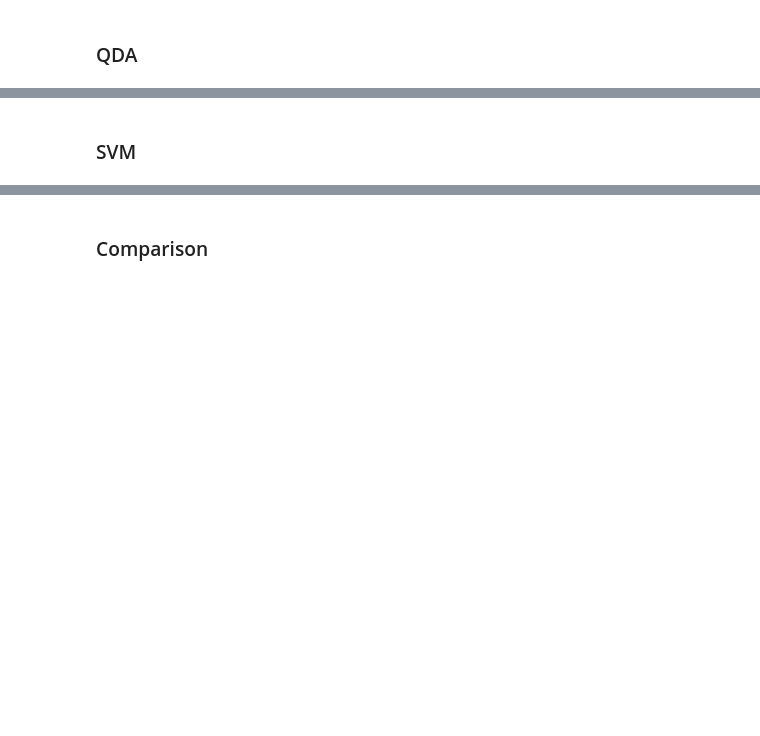
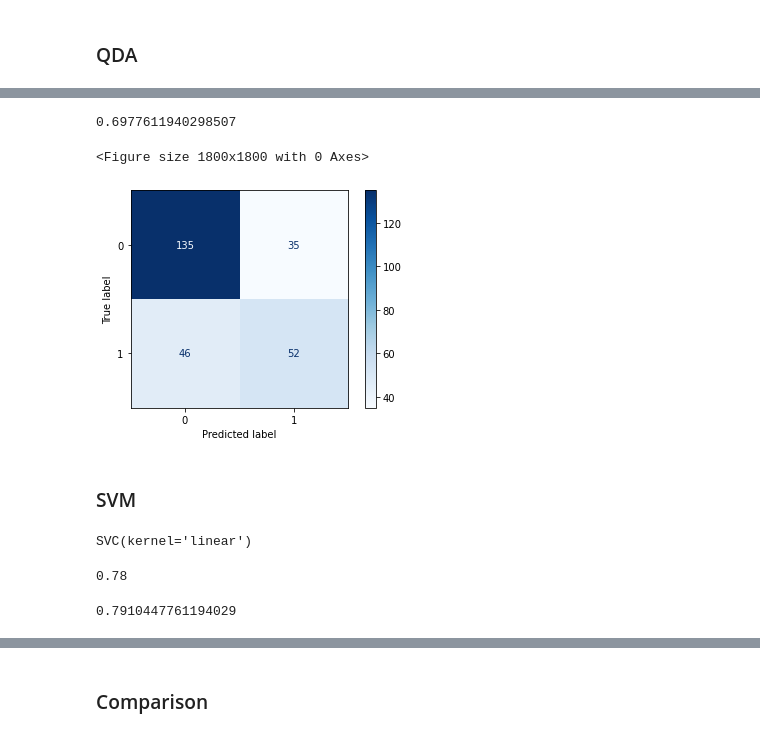
Before and after one commit to LucasColas/Machine-Learning-Analysis-of-Diabetes, a Jupyter notebook: Machine_Learning_Analysis_of_Diabetes.ipynb, the cells around one changed output, grey strips where cells are left out. Saved outputs shown, nothing was run; the diff lists cells and outputs as text; code cells hidden in the pictures; blank space fills up the shorter version.

```diff
--- a/Machine_Learning_Analysis_of_Diabetes.ipynb
+++ b/Machine_Learning_Analysis_of_Diabetes.ipynb
@@ -301,2 +349,37 @@ ax2.hlines(y=0, xmin=0, xmax=10e-3)
+# %%
+QDA.score(X_test, y_test)
+# %% [output]
+0.6977611940298507
+# %%
+plt.figure(figsize=(25,25))
+disp = ConfusionMatrixDisplay.from_estimator(
+        QDA,
+        X_test,
+        y_test,
+        cmap=plt.cm.Blues,
+        normalize=None,
+    )
+
+
+plt.show()
+# %% [output]
+<Figure size 1800x1800 with 0 Axes>
+[figure, added]
 # %% [markdown]
 ### SVM
+# %%
+from sklearn import svm
+SVM = svm.SVC(kernel='linear')
+test_size = 268/X.shape[0]
+X_train, X_test, y_train, y_test = train_test_split(X, YR, test_size=test_size)
+SVM.fit(X_train, y_train)
+# %% [output]
+SVC(kernel='linear')
+# %%
+SVM.score(X_train, y_train)
+# %% [output]
+0.78
+# %%
+SVM.score(X_test, y_test)
+# %% [output]
+0.7910447761194029
```
Also changed, not shown: parts of 19 cells of this notebook.
